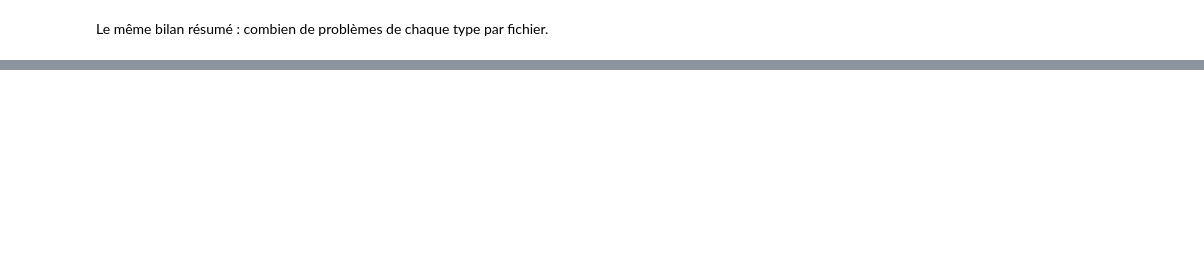
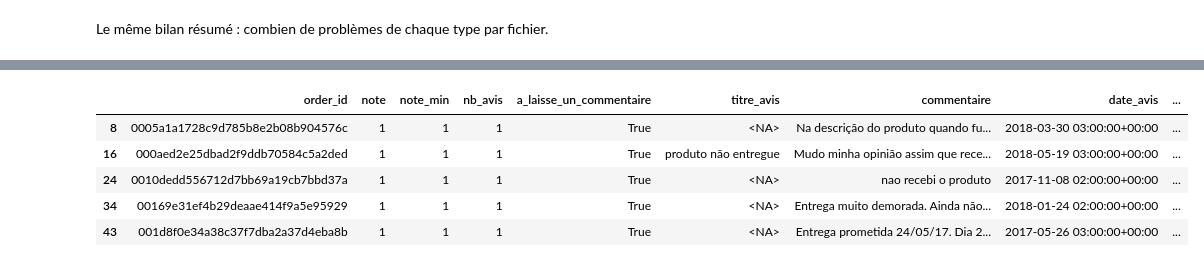
Before and after one commit to RaphaelDM/DataCoreStreaming, a Jupyter notebook: notebooks/01_exploration.ipynb, the cells around one changed output, grey strips where cells are left out. Cells and saved outputs as stored; diff of their text form; code cells hidden in the pictures; blank space fills up the shorter version.

```diff
--- a/notebooks/01_exploration.ipynb
+++ b/notebooks/01_exploration.ipynb
@@ -667,0 +615,10 @@ commandes.head()
+# %%
+avis_par_commande = agregations.avis_par_commande(s["avis"])
+avis_par_commande[avis_par_commande.avis_negatif & avis_par_commande.commentaire.notna()].head()
+# %% [output]
+|  | order_id | note | note_min | nb_avis | a_laisse_un_commentaire | titre_avis | commentaire | date_avis | ... |
+| 8 | 0005a1a1728c9d785b8e2b08b904576c | 1 | 1 | 1 | True | <NA> | Na descrição do produto quando fu... | 2018-03-30 03:00:00+00:00 | ... |
+| 16 | 000aed2e25dbad2f9ddb70584c5a2ded | 1 | 1 | 1 | True | produto não entregue | Mudo minha opinião assim que rece... | 2018-05-19 03:00:00+00:00 | ... |
+| 24 | 0010dedd556712d7bb69a19cb7bbd37a | 1 | 1 | 1 | True | <NA> | nao recebi o produto | 2017-11-08 02:00:00+00:00 | ... |
+| 34 | 00169e31ef4b29deaae414f9a5e95929 | 1 | 1 | 1 | True | <NA> | Entrega muito demorada. Ainda não... | 2018-01-24 02:00:00+00:00 | ... |
+| 43 | 001d8f0e34a38c37f7dba2a37d4eba8b | 1 | 1 | 1 | True | <NA> | Entrega prometida 24/05/17. Dia 2... | 2017-05-26 03:00:00+00:00 | ... |
```
Also changed, not shown: parts of 48 cells of this notebook, 10 other files.
